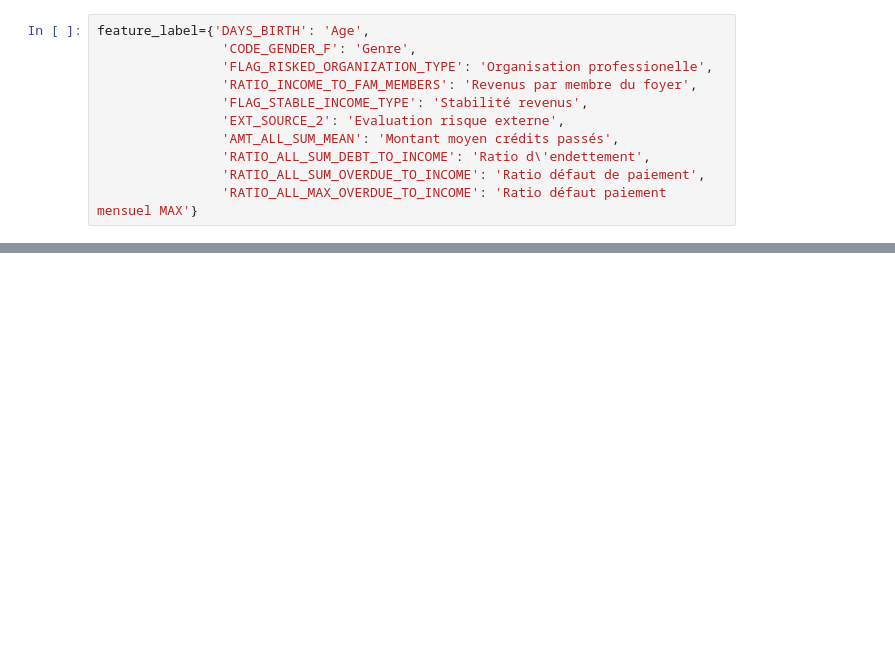
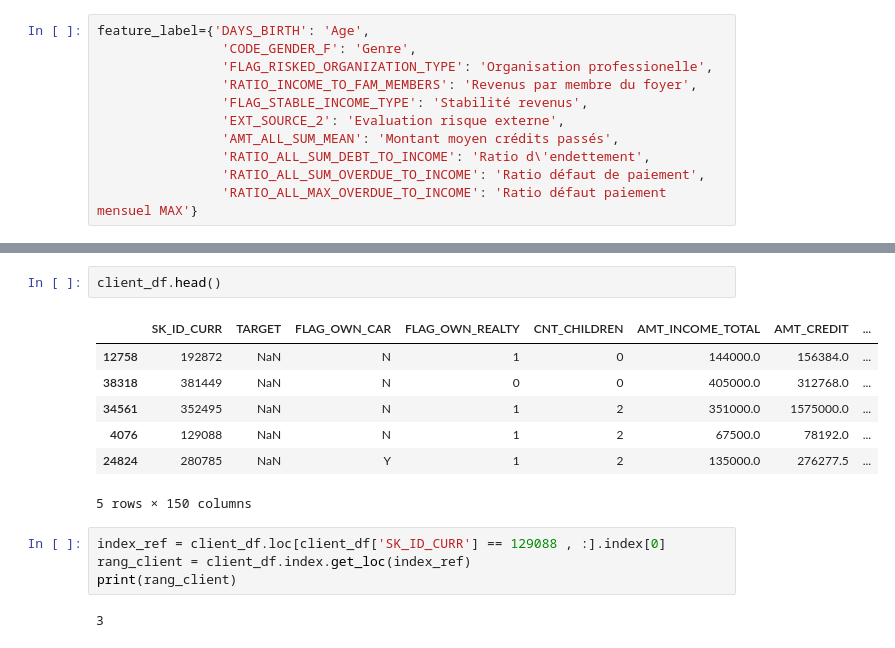
Before and after one commit to gbujo/OpenClassroom-PJ_7, a Jupyter notebook: sources/entrainement/Modelisation.ipynb, the cells around one changed output, grey strips where cells are left out. Cells and saved outputs as stored; diff of their text form; blank space fills up the shorter version.

```diff
--- a/sources/entrainement/Modelisation.ipynb
+++ b/sources/entrainement/Modelisation.ipynb
@@ -1940,0 +2015,16 @@ shap.plots.bar(shap_values_test)
+# %%
+client_df.head()
+# %% [output]
+|  | SK_ID_CURR | TARGET | FLAG_OWN_CAR | FLAG_OWN_REALTY | CNT_CHILDREN | AMT_INCOME_TOTAL | AMT_CREDIT | ... |
+| 12758 | 192872 | NaN | N | 1 | 0 | 144000.0 | 156384.0 | ... |
+| 38318 | 381449 | NaN | N | 0 | 0 | 405000.0 | 312768.0 | ... |
+| 34561 | 352495 | NaN | N | 1 | 2 | 351000.0 | 1575000.0 | ... |
+| 4076 | 129088 | NaN | N | 1 | 2 | 67500.0 | 78192.0 | ... |
+| 24824 | 280785 | NaN | Y | 1 | 2 | 135000.0 | 276277.5 | ... |
+5 rows × 150 columns
+# %%
+index_ref = client_df.loc[client_df['SK_ID_CURR'] == 129088 , :].index[0]
+rang_client = client_df.index.get_loc(index_ref)
+print(rang_client)
+# %% [output]
+3
```
Also changed, not shown: parts of 21 cells of this notebook, 6 other files.
